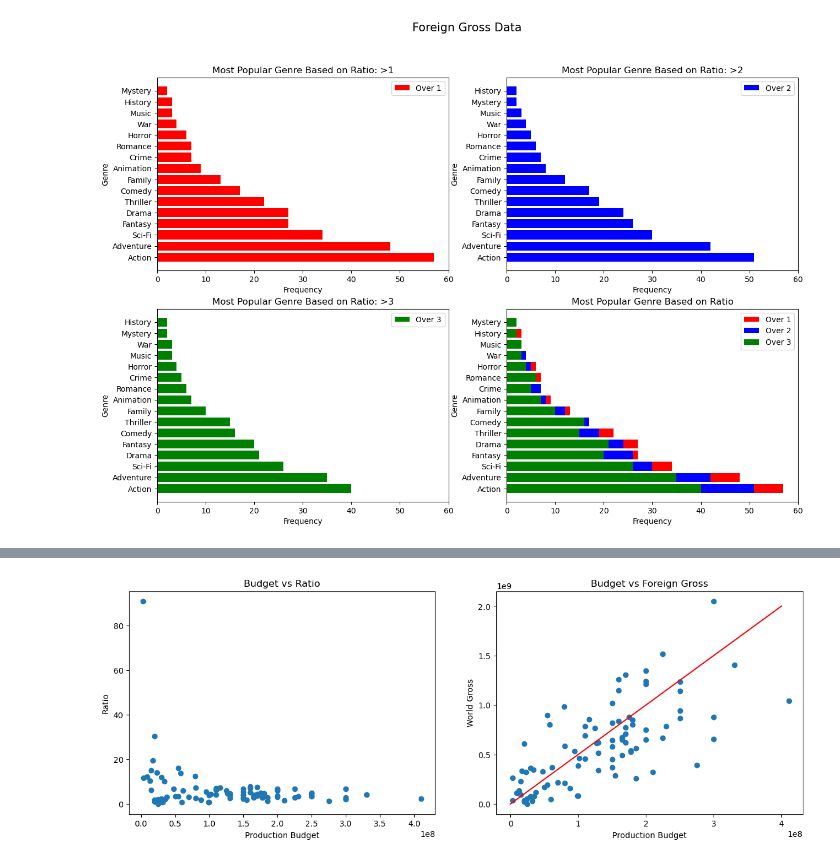
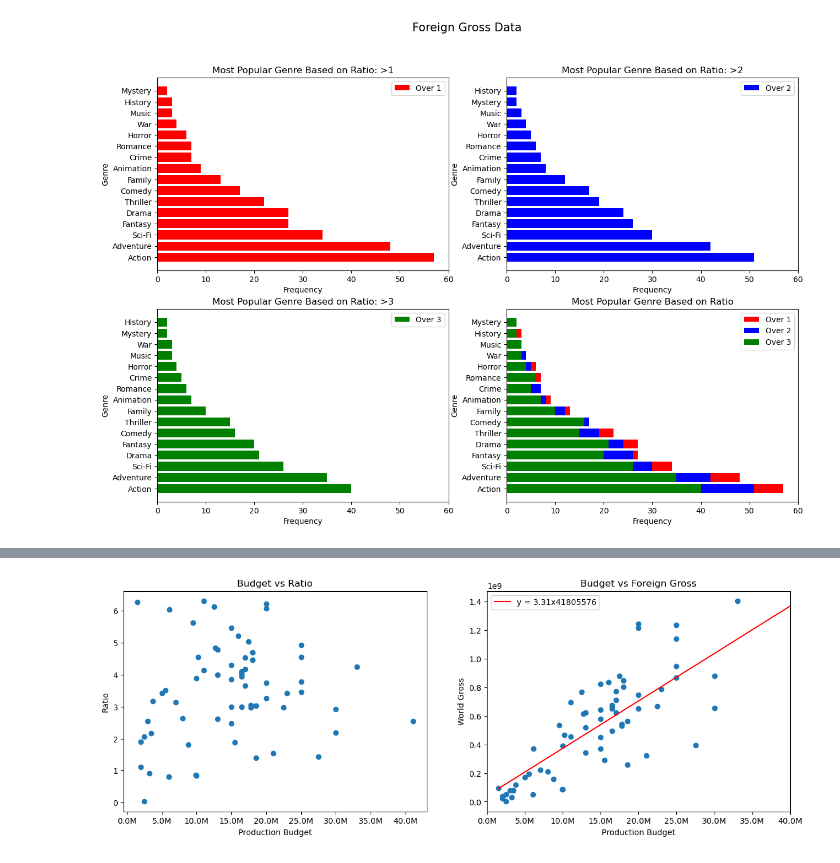
Before and after one commit to Tommyphung1/Movie_Anaylsis_for_Profit-, a Jupyter notebook: movie_code.ipynb, the cells around one changed output, grey strips where cells are left out. Saved outputs shown, nothing was run; the diff lists cells and outputs as text; code cells hidden in the pictures.

```diff
--- a/movie_code.ipynb
+++ b/movie_code.ipynb
@@ -149,12 +174,10 @@ df_2['worldwide_gross'] = dp.clean_df(df_2['worldwide_gross'])
 df_2['prod_dom_ratio'] = df_2['domestic_gross'] / df_2['production_budget']    #Ratio on the more proftitable movie - Domestic
 df_2['prod_world_ratio'] = df_2['worldwide_gross'] / df_2['production_budget']    #Ratio on the more proftitable movie - worldwide
 ###    Production vs Domestic Ratio    ###
-df_2.sort_values(['prod_dom_ratio'], ascending= False, inplace= True)
 df2_most_prof = df_2['movie'].loc[df_2['prod_dom_ratio'] > 1]
 df2_most_prof_2 = df_2['movie'].loc[df_2['prod_dom_ratio'] > 2]
 df2_most_prof_3 = df_2['movie'].loc[df_2['prod_dom_ratio'] > 3]
 ###    Production vs WorldWide Ratio    ###
-df_2.sort_values(['prod_world_ratio'], ascending= False, inplace= True)
 df2_most_prof_world = df_2['movie'].loc[df_2['prod_world_ratio'] > 1]
 df2_most_prof_2_world = df_2['movie'].loc[df_2['prod_world_ratio'] > 2]
 df2_most_prof_3_world = df_2['movie'].loc[df_2['prod_world_ratio'] > 3]
@@ -164,2 +183,0 @@ Make the ratio into categories to see if that is easier to interpret
-# %%
-df_2['cat_f'] = df_2['prod_world_ratio'].map(lambda x: dp.cat_ratio(x))
@@ -253,14 +207,5 @@ Number of movies with a ratio of under 1?
 # %%
 #Determine a reasonable range of budget that gives the most benifical ratio possible
-df_2.sort_values(['production_budget'], ascending= False, inplace= True)
-IQR = df_2['prod_world_ratio'].quantile(.75) - df_2['prod_world_ratio'].quantile(.25)
-min_out = df_2['prod_world_ratio'].median() - IQR*1.5
-max_out = df_2['prod_world_ratio'].median() + IQR*1.5
-
-outlier_removed = df_2.loc[df_2['prod_world_ratio'] < 6.607385548232989]
-outlier_removed['prod_world_ratio'].describe()
-scat_x = outlier_removed['production_budget'].loc[outlier_removed['prod_world_ratio'] > 1]
-scat_y = outlier_removed['prod_dom_ratio'].loc[outlier_removed['prod_world_ratio'] > 1]
-outlier_removed['prod_world_ratio'].median()
-outlier_removed['production_budget'].quantile(.75)
+budget_max = (dp.find_min_max(df_2['production_budget']))[1]
+ratio_max = (dp.find_min_max(df_2['prod_world_ratio']))[1]
 # %% [output]
@@ -337,5 +262,5 @@ ax.plot(x, y, color = 'red', alpha = .5)
 # %%
-df1_and_2 = df_2.loc[df_2['movie'].isin(df1_top_movies['title'])]    #See what kind of trend the top movies have
+df1_and_2 = df_2.loc[(df_2['movie'].isin(df1_top_movies['title']))  & (df_2['prod_world_ratio'] <= ratio_max)]    #See what kind of trend the top movies have
 dv.graph_budgets(df1_and_2)
 # %% [output]
-[figure, old version]
+[figure, new version]
```
Also changed, not shown: parts of 48 cells of this notebook, 5 other files.
